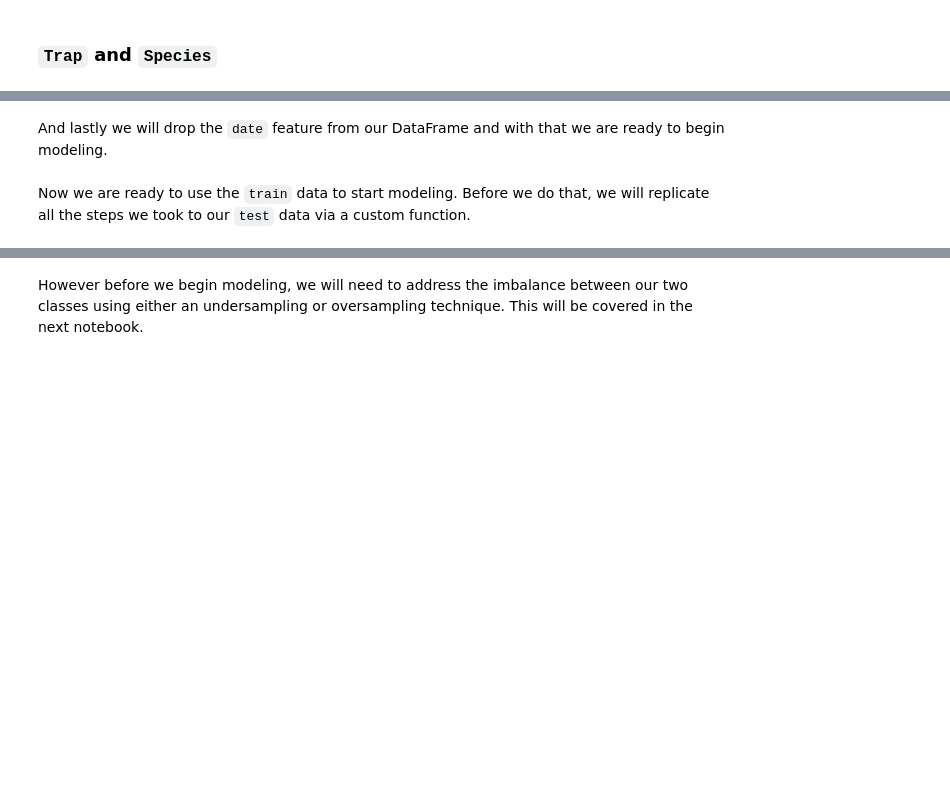
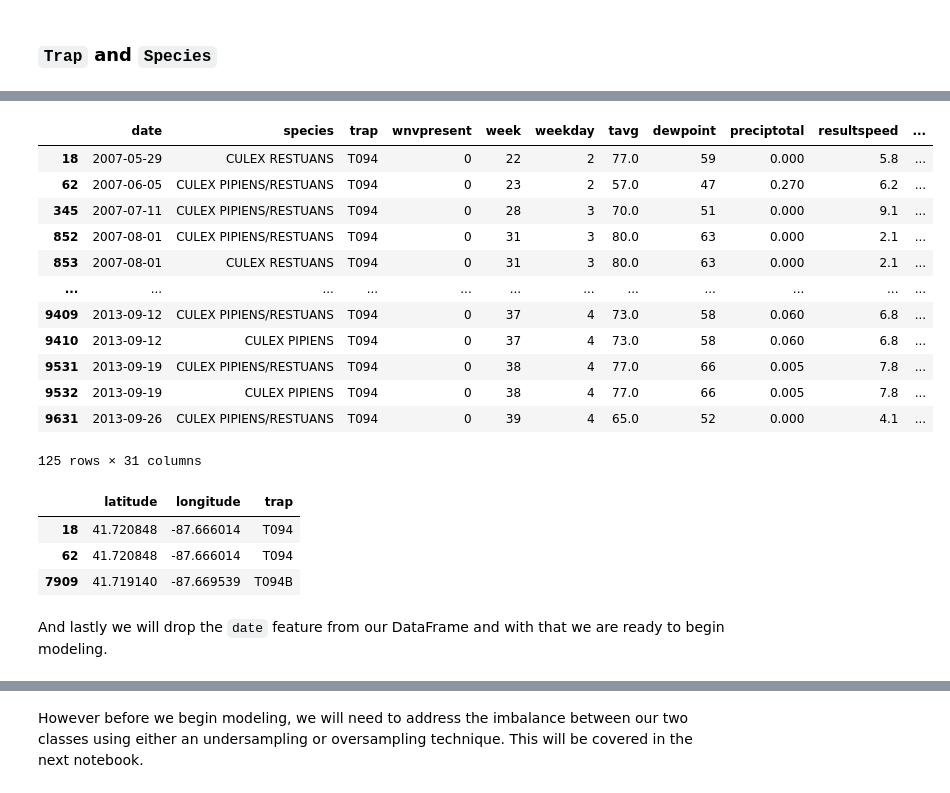
Before and after one commit to sujayjangam/Project-4-DSI, a Jupyter notebook: code/Jay's Feature Engineering.ipynb, the cells around one changed output, grey strips where cells are left out. Drawn from its saved outputs; the diff is of its cells as text; code cells hidden in the pictures; blank space fills up the shorter version.

```diff
--- a/code/Jay's Feature Engineering.ipynb
+++ b/code/Jay's Feature Engineering.ipynb
@@ -359,7 +480,10 @@ Now the last step for us to take is going to be one hot encoding, before we repl
 # %%
 # creating a new column for each weather condition
 cvec = CountVectorizer()
-cvec_df = pd.DataFrame(cvec.fit_transform(weather_train_df['codesum']).todense(),columns = cvec.get_feature_names_out())
+cvec_df = pd.DataFrame(cvec.fit_transform(df['codesum'])\
+                       .todense(),
+                       columns = cvec.get_feature_names_out())
+
 # adding new columns into dataframe
-df = pd.concat([weather_train_df,cvec_df],axis=1)
+df = pd.concat([df,cvec_df],axis=1)
 df = df.drop(['codesum'],axis=1)
@@ -367,0 +522,16 @@ df = df.drop(['codesum'],axis=1)
+# %%
+df.loc[df['trap'].str.contains('T094')]
+# %% [output]
+|  | date | species | trap | wnvpresent | week | weekday | tavg | dewpoint | preciptotal | resultspeed | ... |
+| 18 | 2007-05-29 | CULEX RESTUANS | T094 | 0 | 22 | 2 | 77.0 | 59 | 0.000 | 5.8 | ... |
+| 62 | 2007-06-05 | CULEX PIPIENS/RESTUANS | T094 | 0 | 23 | 2 | 57.0 | 47 | 0.270 | 6.2 | ... |
+| 345 | 2007-07-11 | CULEX PIPIENS/RESTUANS | T094 | 0 | 28 | 3 | 70.0 | 51 | 0.000 | 9.1 | ... |
+| 852 | 2007-08-01 | CULEX PIPIENS/RESTUANS | T094 | 0 | 31 | 3 | 80.0 | 63 | 0.000 | 2.1 | ... |
+| 853 | 2007-08-01 | CULEX RESTUANS | T094 | 0 | 31 | 3 | 80.0 | 63 | 0.000 | 2.1 | ... |
+| ... | ... | ... | ... | ... | ... | ... | ... | ... | ... | ... | ... |
+| 9409 | 2013-09-12 | CULEX PIPIENS/RESTUANS | T094 | 0 | 37 | 4 | 73.0 | 58 | 0.060 | 6.8 | ... |
+| 9410 | 2013-09-12 | CULEX PIPIENS | T094 | 0 | 37 | 4 | 73.0 | 58 | 0.060 | 6.8 | ... |
+| 9531 | 2013-09-19 | CULEX PIPIENS/RESTUANS | T094 | 0 | 38 | 4 | 77.0 | 66 | 0.005 | 7.8 | ... |
+| 9532 | 2013-09-19 | CULEX PIPIENS | T094 | 0 | 38 | 4 | 77.0 | 66 | 0.005 | 7.8 | ... |
+| 9631 | 2013-09-26 | CULEX PIPIENS/RESTUANS | T094 | 0 | 39 | 4 | 65.0 | 52 | 0.000 | 4.1 | ... |
+125 rows × 31 columns
@@ -367,0 +540,7 @@ df = df.drop(['codesum'],axis=1)
+# %%
+check.loc[[18, 62, 7909],['latitude', 'longitude', 'trap']]
+# %% [output]
+|  | latitude | longitude | trap |
+| 18 | 41.720848 | -87.666014 | T094 |
+| 62 | 41.720848 | -87.666014 | T094 |
+| 7909 | 41.719140 | -87.669539 | T094B |
@@ -378,2 +565,0 @@ df.drop(columns=['date'], inplace=True)
-# %% [markdown]
-Now we are ready to use the `train` data to start modeling. Before we do that, we will replicate all the steps we took to our `test` data via a custom function.
```
Also changed, not shown: parts of 79 cells of this notebook.
